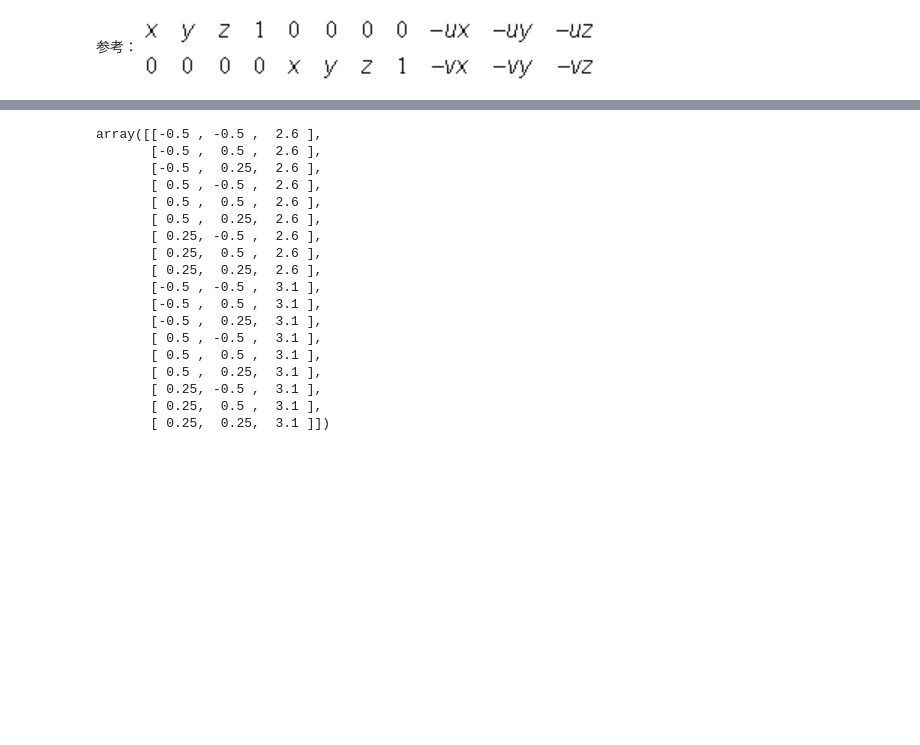
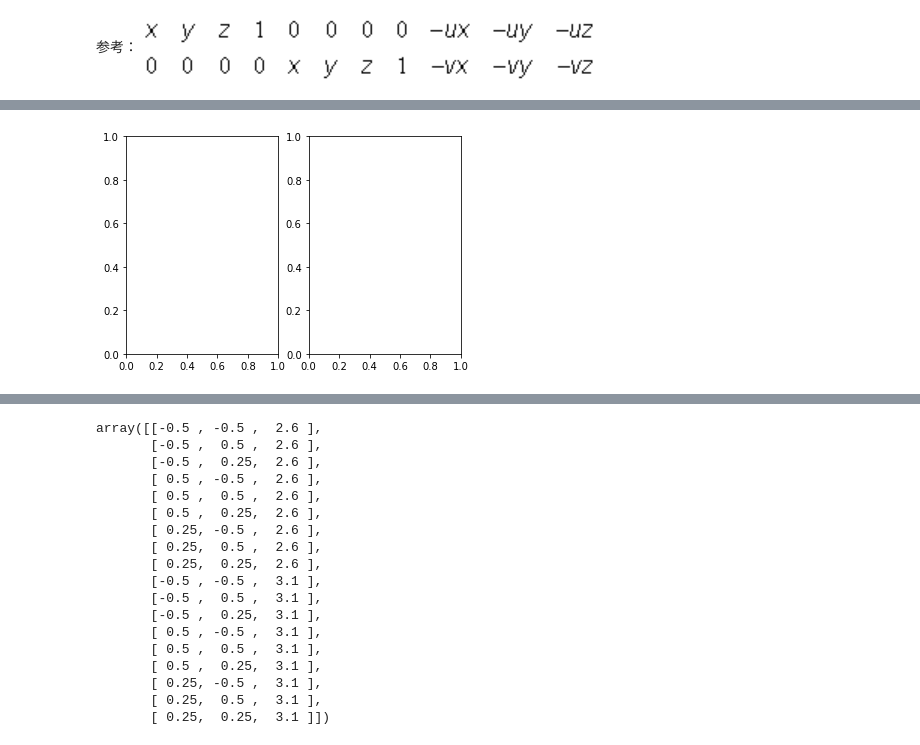
Before and after one commit to AIP-Lab/DLT_simulation, a Jupyter notebook: dlt.ipynb, the cells around one changed output, grey strips where cells are left out. Cells and saved outputs as stored; diff of their text form; code cells hidden in the pictures; blank space fills up the shorter version.

```diff
--- a/dlt.ipynb
+++ b/dlt.ipynb
@@ -231,0 +293,5 @@ duv.shape
+# %%
+ggp = plt.subplots(1,2)
+ggp[1][0] = ggp1[1]
+# %% [output]
+[figure, added]
```
Also changed, not shown: parts of 13 cells of this notebook.
